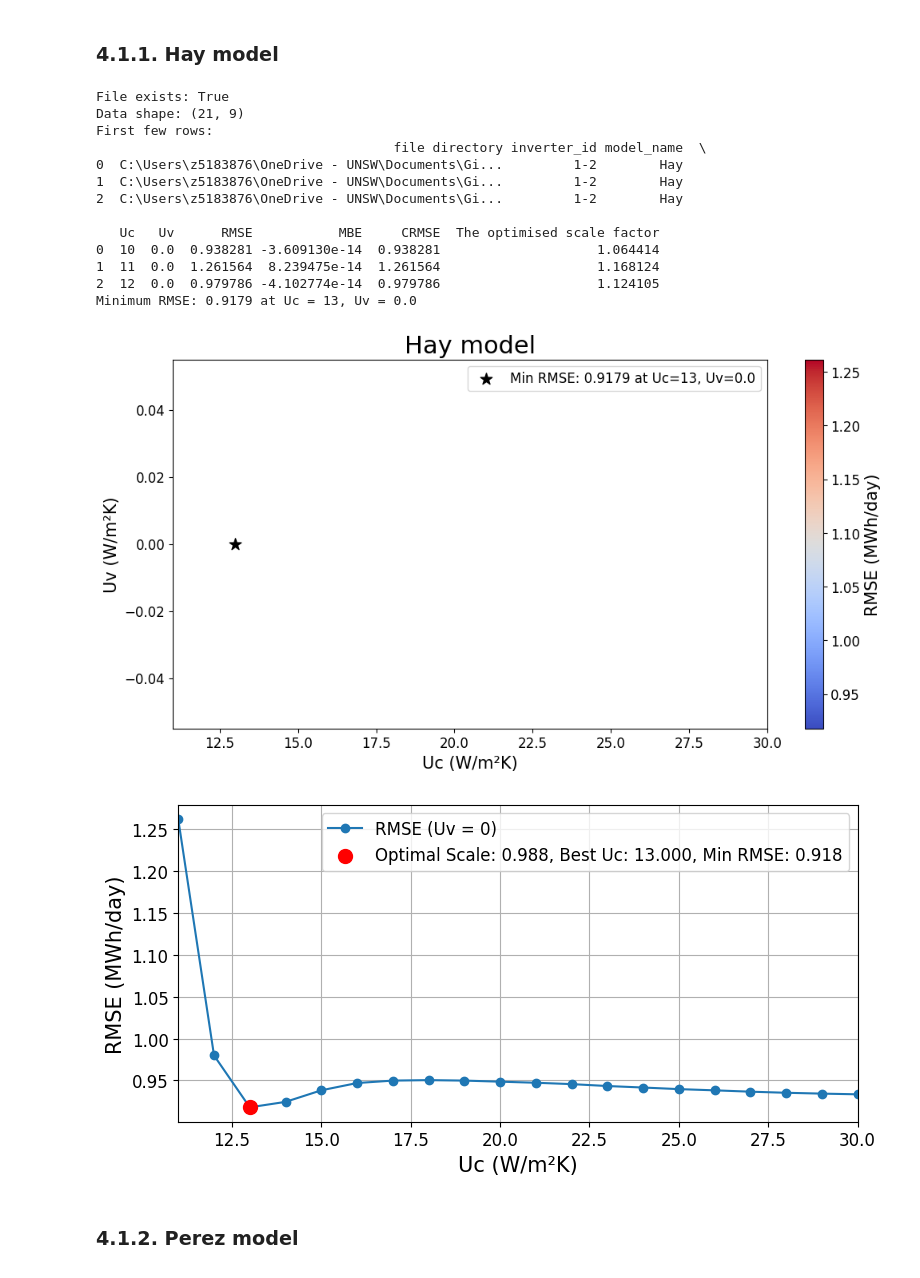
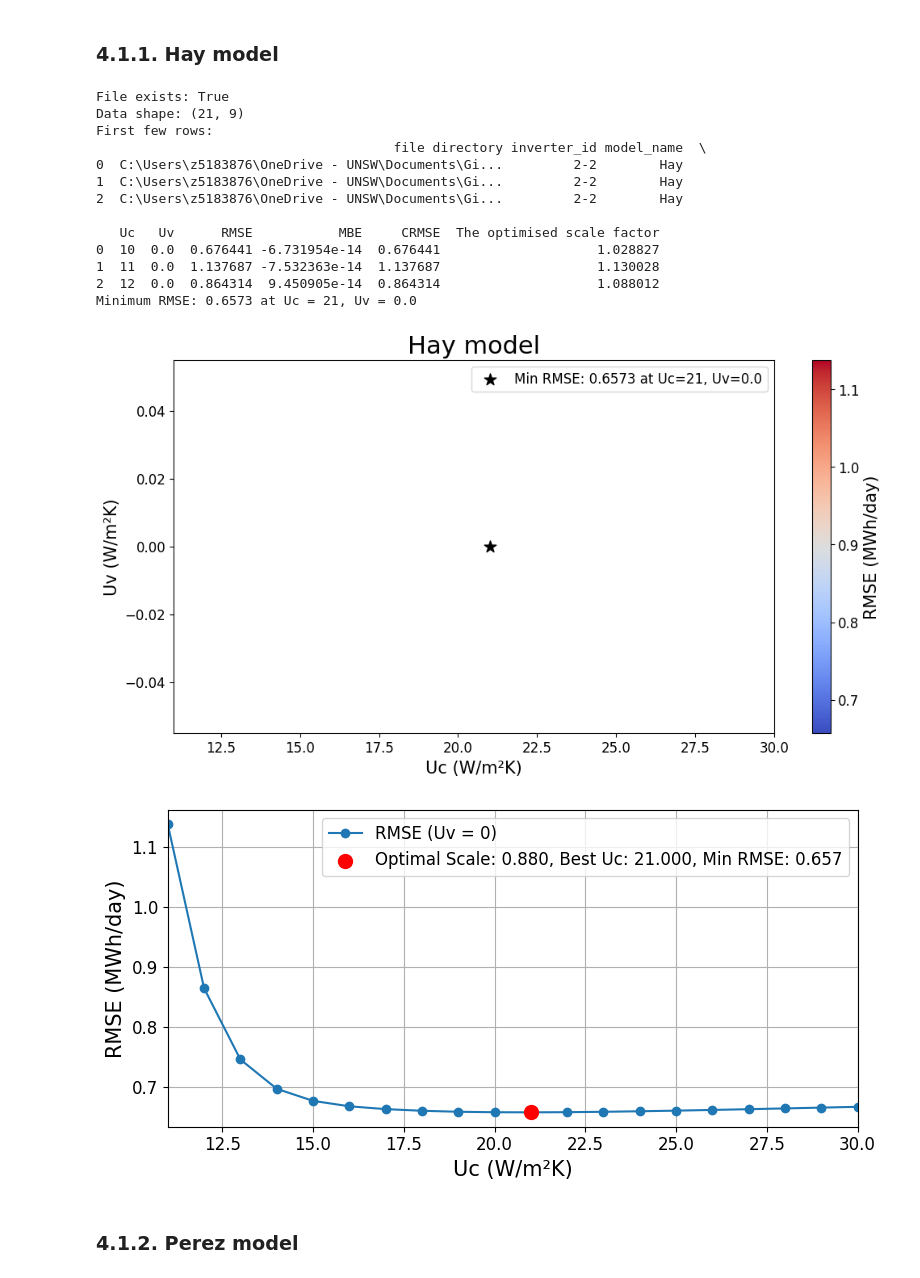
Before and after one commit to sijinwnag/25_09_02_Bomen_bifacial_gain_2021, a Jupyter notebook: Code/25_09_05_Data_visualiser_matching_inv.ipynb, the cells around one changed output. Cells and saved outputs as stored; diff of their text form; code cells hidden in the pictures.

Commit message:
add results for 2-2

```diff
--- a/Code/25_09_05_Data_visualiser_matching_inv.ipynb
+++ b/Code/25_09_05_Data_visualiser_matching_inv.ipynb
@@ -41,7 +41,7 @@ from sklearn.impute import SimpleImputer
 
 
 # define the inverter to analyse
-inverter = '2-1'
+inverter = '2-2'
 
 
 # define the plot template
@@ -1678,7 +1676,7 @@ CRMSE : 0.706 MWh/day (unscaled) vs 0.696 MWh/day (scaled)
 ### 4.1.1. Hay model
 # %%
 # define the sweeping results for visualisaing
-UcUv_sweep_results = r"C:\Users\z5183876\OneDrive - UNSW\Documents\GitHub\25_09_02_Bomen_bifacial_gain_2021\Results\pvsyst_batch_evaluation_results_1_2_Hay.csv"
+UcUv_sweep_results = r"C:\Users\z5183876\OneDrive - UNSW\Documents\GitHub\25_09_02_Bomen_bifacial_gain_2021\Results\pvsyst_batch_evaluation_results_2_2_Hay.csv"
 
 # Verify file exists
 import os
@@ -1751,42 +1749,42 @@ if 0 in Uv_vals:
     plt.ylabel('RMSE (MWh/day)', fontsize=axis_label_size)
 
     # No title - removed as requested
 
     plt.grid(True)
     plt.xlim(11, 30)
     plt.xticks(fontsize=axis_num_size)
     plt.yticks(fontsize=axis_num_size)
 
     # Update annotation to use 3 decimal places
     # plt.annotate(f'Min RMSE: {min_rmse_uv0:.3f}\nat Uc = {min_uc_uv0:.3f}',
     #             xy=(min_uc_uv0, min_rmse_uv0),
     #             xytext=(min_uc_uv0+2, min_rmse_uv0),
     #             fontsize=text_size,
     #             arrowprops=dict(facecolor='black', shrink=0.05, width=1.5))
 
     # Add legend with all the information
     plt.legend(loc='best', fontsize=text_size)
 
     plt.tight_layout()
     plt.show()
 else:
     print("Uv=0 is not present in the data, so Uc vs RMSE for Uv=0 cannot be plotted.")
 # %% [output]
 File exists: True
 Data shape: (21, 9)
 First few rows:
                                       file directory inverter_id model_name  \
-0  C:\Users\z5183876\OneDrive - UNSW\Documents\Gi...         1-2        Hay
-1  C:\Users\z5183876\OneDrive - UNSW\Documents\Gi...         1-2        Hay
-2  C:\Users\z5183876\OneDrive - UNSW\Documents\Gi...         1-2        Hay
+0  C:\Users\z5183876\OneDrive - UNSW\Documents\Gi...         2-2        Hay
+1  C:\Users\z5183876\OneDrive - UNSW\Documents\Gi...         2-2        Hay
+2  C:\Users\z5183876\OneDrive - UNSW\Documents\Gi...         2-2        Hay
 
    Uc   Uv      RMSE           MBE     CRMSE  The optimised scale factor
-0  10  0.0  0.938281 -3.609130e-14  0.938281                    1.064414
-1  11  0.0  1.261564  8.239475e-14  1.261564                    1.168124
-2  12  0.0  0.979786 -4.102774e-14  0.979786                    1.124105
-Minimum RMSE: 0.9179 at Uc = 13, Uv = 0.0
+0  10  0.0  0.676441 -6.731954e-14  0.676441                    1.028827
+1  11  0.0  1.137687 -7.532363e-14  1.137687                    1.130028
+2  12  0.0  0.864314  9.450905e-14  0.864314                    1.088012
+Minimum RMSE: 0.6573 at Uc = 21, Uv = 0.0
-[figure, old version]
+[figure, new version]
-[figure, old version]
+[figure, new version]
 # %% [markdown]
 ### 4.1.2. Perez model
 # %%
```
Also changed, not shown: parts of 10 cells of this notebook, 50 other files.
